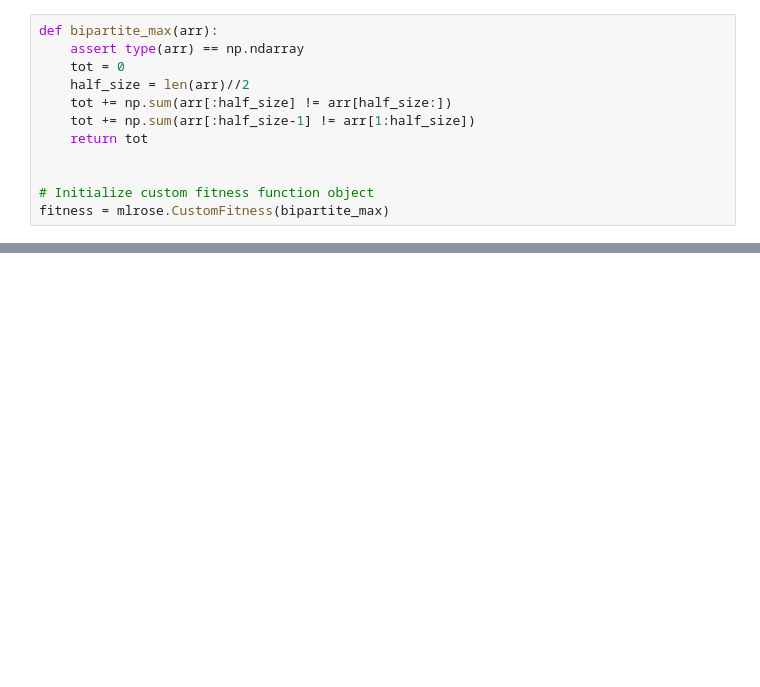
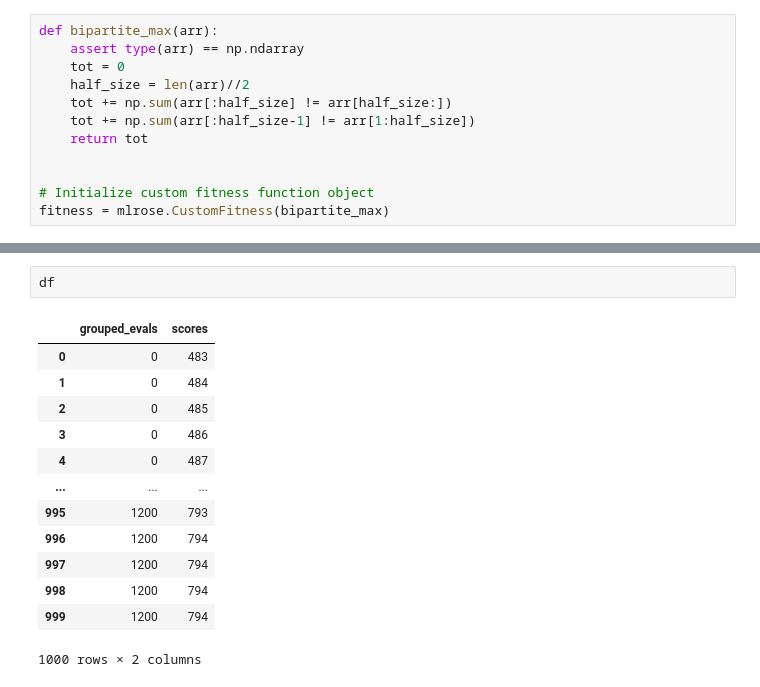
Before and after one commit to MatthewCaseres/mlrose, a Jupyter notebook: fmaxk.ipynb, the cells around one changed output, grey strips where cells are left out. Saved outputs shown, nothing was run; the diff lists cells and outputs as text; blank space fills up the shorter version.

```diff
--- a/fmaxk.ipynb
+++ b/fmaxk.ipynb
@@ -102,0 +201,16 @@ mlrose.random_hill_climb(problem, curve=True, max_attempts=100_0000, max_iters=1
+# %%
+df
+# %% [output]
+|  | grouped_evals | scores |
+| 0 | 0 | 483 |
+| 1 | 0 | 484 |
+| 2 | 0 | 485 |
+| 3 | 0 | 486 |
+| 4 | 0 | 487 |
+| ... | ... | ... |
+| 995 | 1200 | 793 |
+| 996 | 1200 | 794 |
+| 997 | 1200 | 794 |
+| 998 | 1200 | 794 |
+| 999 | 1200 | 794 |
+1000 rows × 2 columns
```
Also changed, not shown: parts of 9 cells of this notebook, 4 other files.
